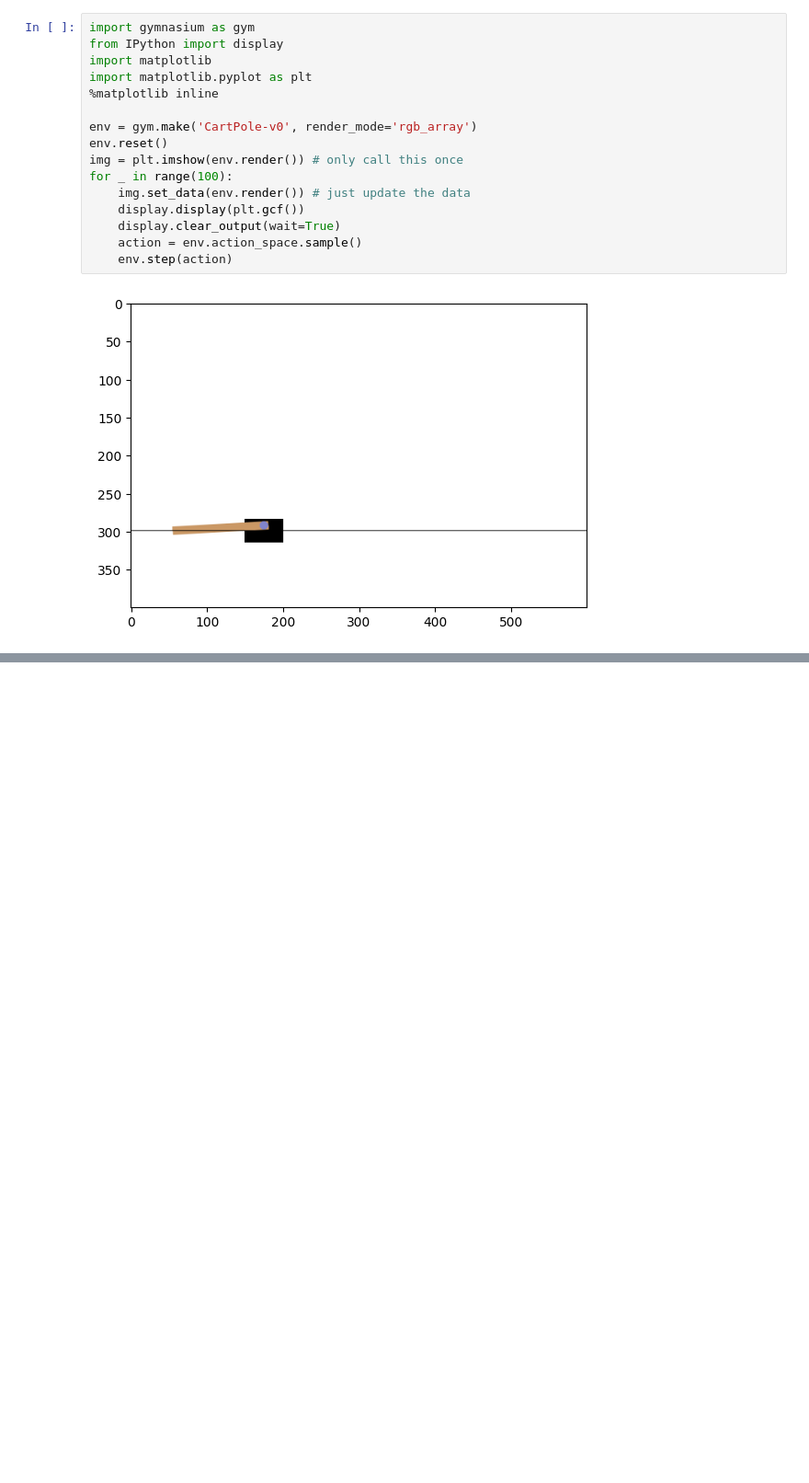
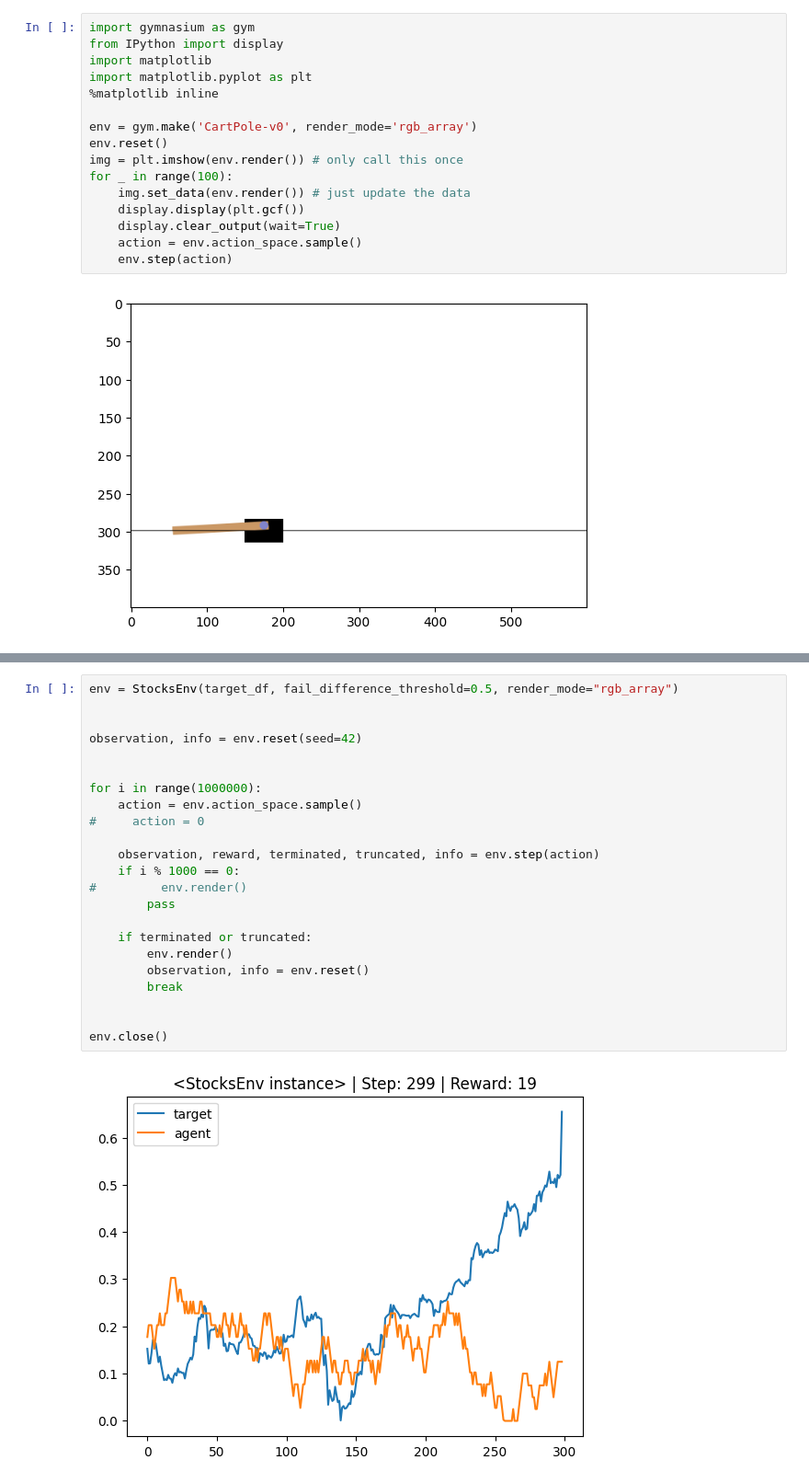
Before and after one commit to irusland/stonks, a Jupyter notebook: notebooks/stock-gym.ipynb, the cells around one changed output, grey strips where cells are left out. Shown at 92% size. Cells and saved outputs as stored; diff of their text form; blank space fills up the shorter version.

Commit message:
stock env done

```diff
--- a/notebooks/stock-gym.ipynb
+++ b/notebooks/stock-gym.ipynb
@@ -306,3 +330,28 @@ class StocksEnv(gym.Env):
         if self.window is not None:
             pygame.display.quit()
             pygame.quit()
+# %%
+env = StocksEnv(target_df, fail_difference_threshold=0.5, render_mode="rgb_array")
+
+
+observation, info = env.reset(seed=42)
+
+
+for i in range(1000000):
+    action = env.action_space.sample()
+#     action = 0
+
+    observation, reward, terminated, truncated, info = env.step(action)
+    if i % 1000 == 0:
+#         env.render()
+        pass
+
+    if terminated or truncated:
+        env.render()
+        observation, info = env.reset()
+        break
+
+
+env.close()
+# %% [output]
+[figure, added]
```
Also changed, not shown: parts of 12 cells of this notebook, 3 other files.
